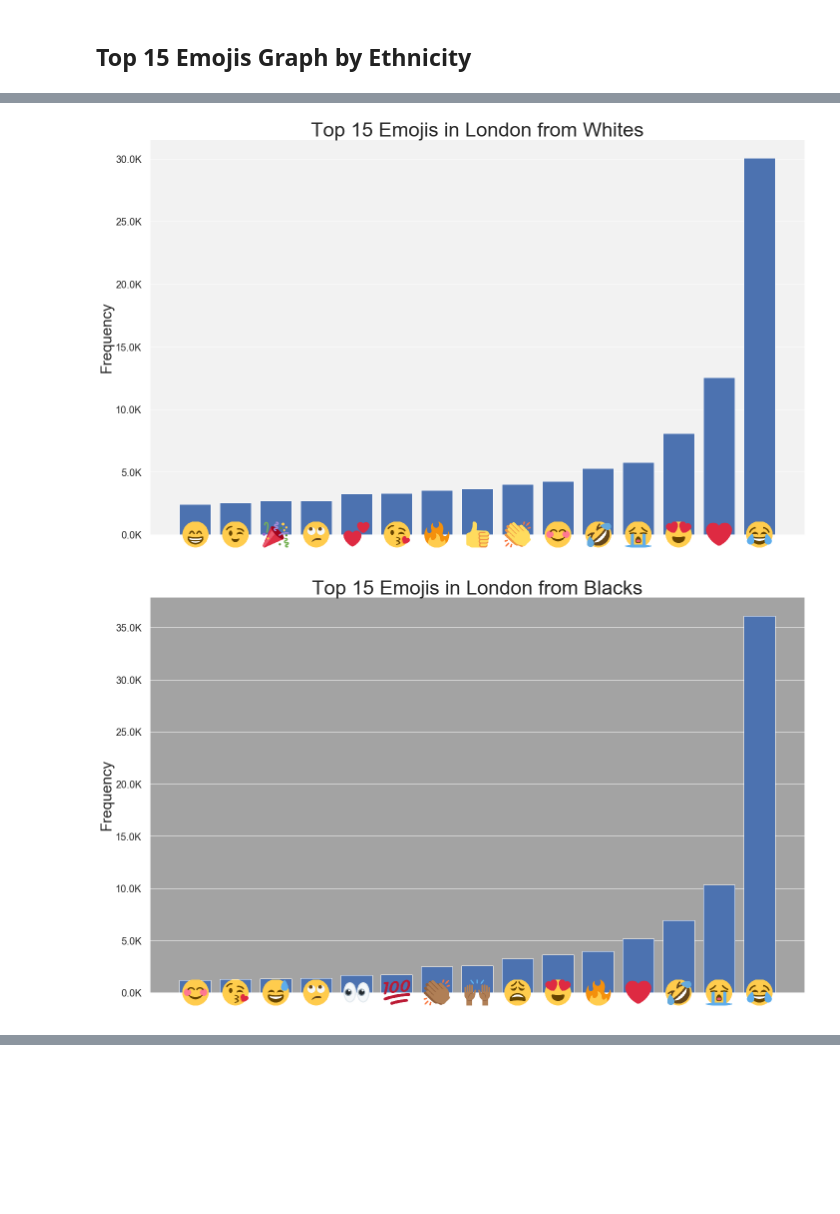
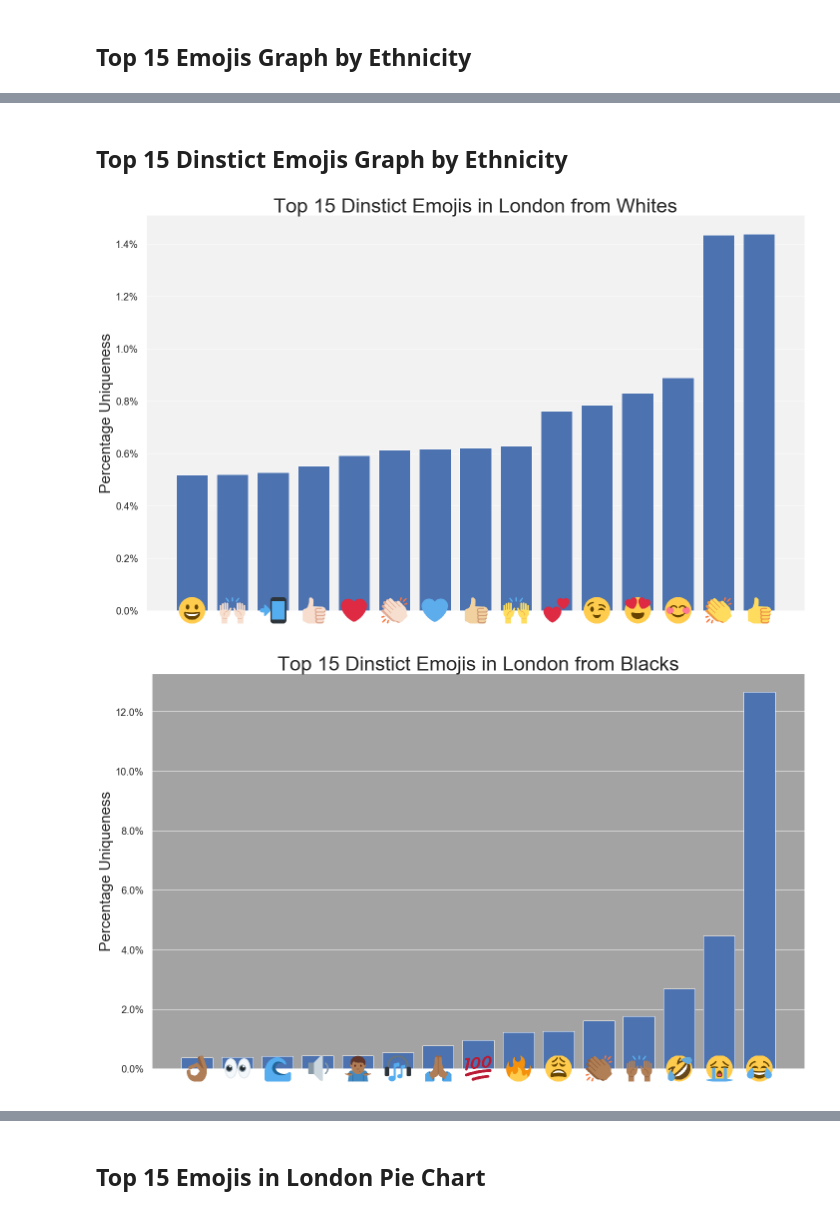
Before and after one commit to stylianosnicoletti/Emojis-usage-in-social-media-by-demographics, a Jupyter notebook: Jupyter/Emojis_ London.ipynb, the cells around one changed output, grey strips where cells are left out. Saved outputs shown, nothing was run; the diff lists cells and outputs as text; code cells hidden in the pictures; blank space fills up the shorter version.

```diff
--- a/Jupyter/Emojis_ London.ipynb
+++ b/Jupyter/Emojis_ London.ipynb
@@ -315,12 +432,0 @@ emojis_count_black_df.tail(20)
-# %%
-# Count emojis (Ethnicity Confidence: 0.8)
-count_hispanic = extract.count_all_emoji(lon_join_df.loc[(lon_join_df['ethnicity'] == 'hispanic')& (lon_join_df['ethnicity:confidence'].astype(float)>0.8)]['text'])
-
-# Create panda dataframe to store emojis with counts
-emojis_count_hispanic_df = pd.DataFrame(columns = ['Emoji','Count'])
-for emoji in count_hispanic:
-    emojis_count_hispanic_df = emojis_count_hispanic_df.append({'Emoji' : emoji , 'Count' : count_hispanic[emoji]} , ignore_index=True)
-
-# Sort dataframe by count
-emojis_count_hispanic_df = emojis_count_hispanic_df.sort_values(by=['Count'])
-emojis_count_hispanic_df.tail(20)
@@ -379,50 +575,37 @@ emojis_count_asian_df.tail(20)
+# %% [markdown]
+## Top 15 Dinstict Emojis Graph by Ethnicity
 # %%
-ethnicities_list = ['Whites','Blacks','Hispanics','Asians']
-ethnicities_values =[emojis_count_white_df,emojis_count_black_df,emojis_count_hispanic_df,emojis_count_asian_df]
+ethnicities_list = ['Whites','Blacks','Others','Asians']
+ethnicities_values =[white_stats_df.sort_values(by=['Whites_Perc_Dif']),black_stats_df.sort_values(by=['Blacks_Perc_Dif']),other_stats_df.sort_values(by=['Others_Perc_Dif']),asian_stats_df.sort_values(by=['Asians_Perc_Dif'])]
 ethnicities_graph_colours=['f2f2f2','a3a3a3','e1b68b','ffeeb7']
 
 for ind,ethn in enumerate(ethnicities_list):
 
      # Top 15 Values
     x = ethnicities_values[ind]['Emoji'].tail(15).values
-    y = ethnicities_values[ind]['Count'].tail(15).values
+    y = ethnicities_values[ind]['{}_Perc_Dif'.format(ethnicities_list[ind])].tail(15).values
 
     # Set linespacing
     x_linespace = linspace(0, 4*pi, num=15)
 
     # Plot Bar Chart
     fig, ax = plt.subplots(figsize=(20,12))
-    ax.yaxis.set_major_formatter(formatter_millions)
+    ax.yaxis.set_major_formatter(formatter_percentage)
     ax.tick_params(axis='both', which='major', pad=10)
     ax.set_facecolor('#{}'.format(ethnicities_graph_colours[ind]))
     plt.grid(linestyle='-', linewidth=1,axis='y')
     plt.bar(x_linespace, y, width=0.7, bottom=None, align='center')
     ax.get_xaxis().set_visible(False)
-    #plt.xticks(x, fontproperties=emojis_font)  Old method
     plt.yticks(fontsize =20)
-    plt.ylabel('Frequency', fontsize =30)
-    plt.title('Top 15 Emojis in London from {}'.format(ethnicities_list[ind]), fontsize =40)
+    plt.ylabel('Percentage Uniqueness', fontsize =30)
+    plt.title('Top 15 Dinstict Emojis in London from {}'.format(ethnicities_list[ind]), fontsize =40)
+    if(ethnicities_list[ind] == 'Others'):
+        plt.title('Top 15 Dinstict Emojis in London from Other Ethnicities', fontsize =40)
     plt.tight_layout()
 
-    # Set sizes of figure and images
-    ax_width = ax.get_window_extent().width
-    fig_width = fig.get_window_extent().width
-    fig_height = fig.get_window_extent().height
-    img_size = ax_width/(fig_width*len(x_linespace))
-    img_axs = [None for i in range(len(x_linespace))]
-
-
-    # Display emojis pngs on x-axis
-    for i in range(len(x)):
-        loc = ax.transData.transform((x_linespace[i], 0)) # Optimize y manually
-        img_axs[i] = fig.add_axes([loc[0]/fig_width-img_size/2, loc[1]/fig_height-img_size/2,
-                                   img_size, img_size], anchor='C')
-
-        # Platform 5 = Twitter
-        img_axs[i].imshow(io.imread(Emojipedia.search(x[i]).platforms[5].image_url))
-        img_axs[i].axis("off")
-
+    # Plot emojis on x-axis
+    bar_chart_plot_emojis(ax,fig,x)
     plt.show()
 # %% [output]
-[figure, old version]
+[figure, new version]
-[figure, old version]
+[figure, new version]
@@ -430,0 +614,2 @@ for ind,ethn in enumerate(ethnicities_list):
+# %% [markdown]
+## Top 15 Emojis in London Pie Chart
```
Also changed, not shown: parts of 20 cells of this notebook.
